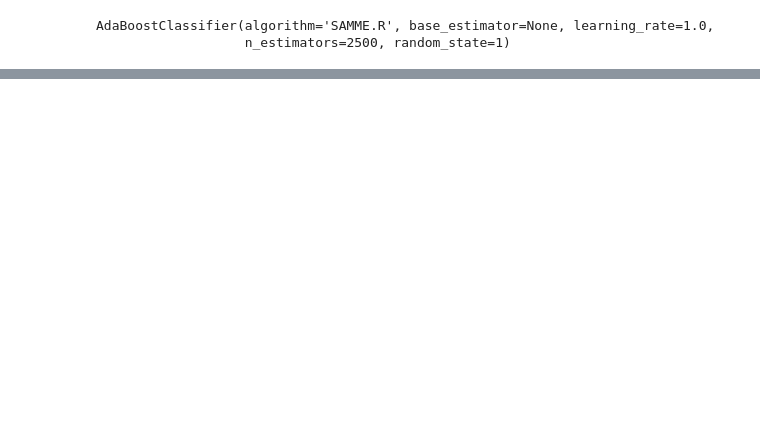
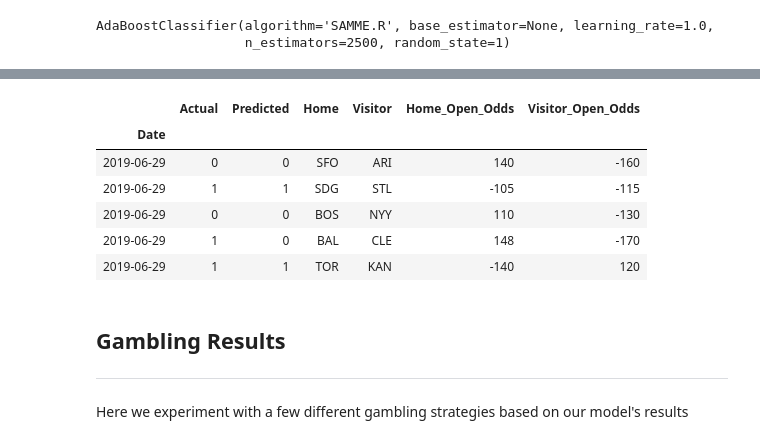
Before and after one commit to JTMachen/Baseball_Game_Predictor, a Jupyter notebook: Final_project_notebook.ipynb, the cells around one changed output, grey strips where cells are left out. Drawn from its saved outputs; the diff is of its cells as text; code cells hidden in the pictures; blank space fills up the shorter version.

```diff
--- a/Final_project_notebook.ipynb
+++ b/Final_project_notebook.ipynb
@@ -322,7 +194,7 @@ array(['home', 'visitor', 'home_open_odds', 'visitor_open_odds',
        'Home_HittingSLG%', 'Visitor_HittingK%', 'Visitor_HittingBB%',
        'Visitor_HittingOBP', 'Visitor_HittingSLG%'], dtype=object)
 # %%
-X = baseball_data_2016[['home_open_odds', 'visitor_open_odds',
+X = baseball_data_2019[['home_open_odds', 'visitor_open_odds',
        'home_close_odds', 'visitor_close_odds', 'Home_PitchingK%', 'Home_PitchingBB%',
        'Home_PitchingOBP_allowed', 'Home_PitchingSLG%_allowed',
        'Visitor_PitchingK%', 'Visitor_PitchingBB%',
@@ -330,7 +202,7 @@ X = baseball_data_2016[['home_open_odds', 'visitor_open_odds',
        'Home_HittingK%', 'Home_HittingBB%', 'Home_HittingOBP',
        'Home_HittingSLG%', 'Visitor_HittingK%', 'Visitor_HittingBB%',
        'Visitor_HittingOBP', 'Visitor_HittingSLG%']]
-y = baseball_data_2016['home_win_loss']
+y = baseball_data_2019['home_win_loss']
 # %%
 scaler = StandardScaler()
 X_transformed = scaler.fit_transform(X)
@@ -341,8 +213,8 @@ len(baseball_data_2016) * 0.50
 # %%
-X_train = X_transformed[:1159]
-X_test = X_transformed[1160:]
-y_train = y[:1159]
-y_test = y[1160:]
+X_train = X_transformed[:1199]
+X_test = X_transformed[1200:]
+y_train = y[:1199]
+y_test = y[1200:]
 # %%
 model = SVC(kernel = 'rbf', random_state = 1, probability = True)
 model.fit(X_train, y_train)
@@ -398,7 +270,7 @@ predict_df = pd.DataFrame(predictions_rf)
 # %%
 actual_predict_df = pd.concat([actual_df,predict_df], axis = 1, join = 'inner')
 # %%
-odds_df_new = baseball_data_2016[['home','visitor','home_open_odds','visitor_open_odds']][1160:]
+odds_df_new = baseball_data_2019[['home','visitor','home_open_odds','visitor_open_odds']][1200:]
 odds_df_new.reset_index(inplace = True)
 odds_df_new.drop(columns = ['Date'],inplace = True)
 # %%
@@ -407,3 +279,13 @@ df = pd.concat([actual_df,predict_df, odds_df_new], axis = 1, join ='inner')
 df.set_index('Date', inplace = True)
 # %%
 df.columns = ['Actual','Predicted','Home','Visitor','Home_Open_Odds','Visitor_Open_Odds']
+# %%
+df.head()
+# %% [output]
+|  | Actual | Predicted | Home | Visitor | Home_Open_Odds | Visitor_Open_Odds |
+| Date |  |  |  |  |  |  |
+| 2019-06-29 | 0 | 0 | SFO | ARI | 140 | -160 |
+| 2019-06-29 | 1 | 1 | SDG | STL | -105 | -115 |
+| 2019-06-29 | 0 | 0 | BOS | NYY | 110 | -130 |
+| 2019-06-29 | 1 | 0 | BAL | CLE | 148 | -170 |
+| 2019-06-29 | 1 | 1 | TOR | KAN | -140 | 120 |
@@ -409,0 +294,5 @@ df.columns = ['Actual','Predicted','Home','Visitor','Home_Open_Odds','Visitor_Op
+# %% [markdown]
+## Gambling Results
+---------------------
+# %% [markdown]
+Here we experiment with a few different gambling strategies based on our model's results
```
Also changed, not shown: parts of 30 cells of this notebook, 1 other file.
